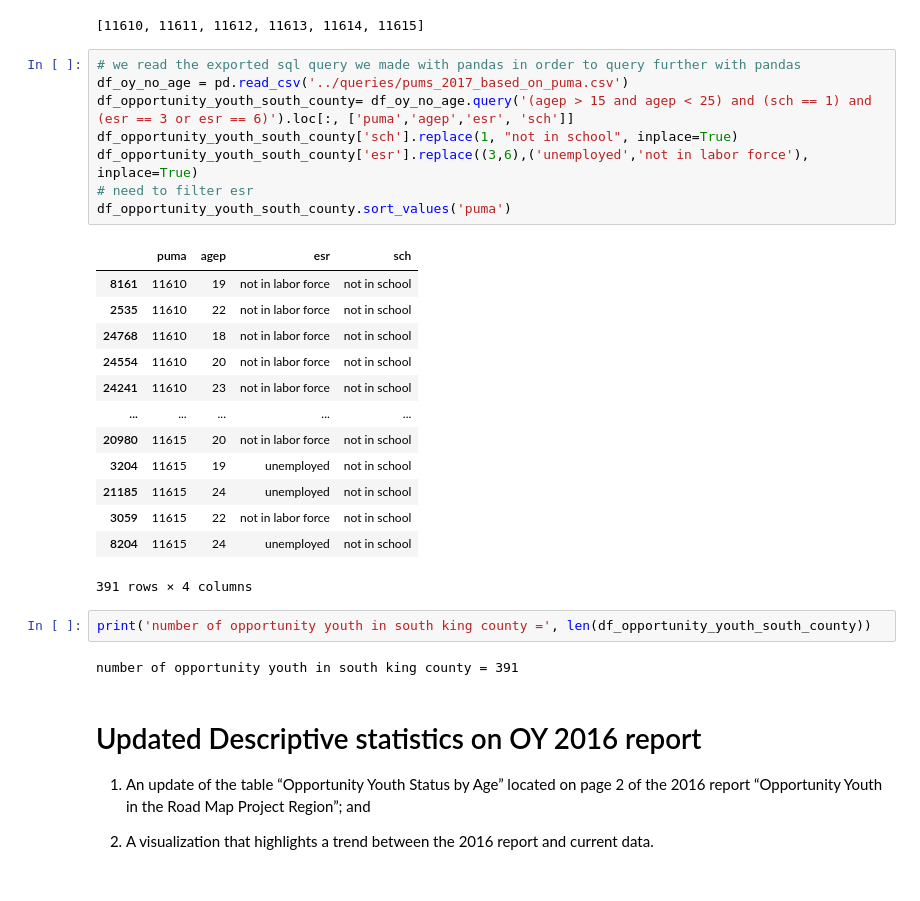
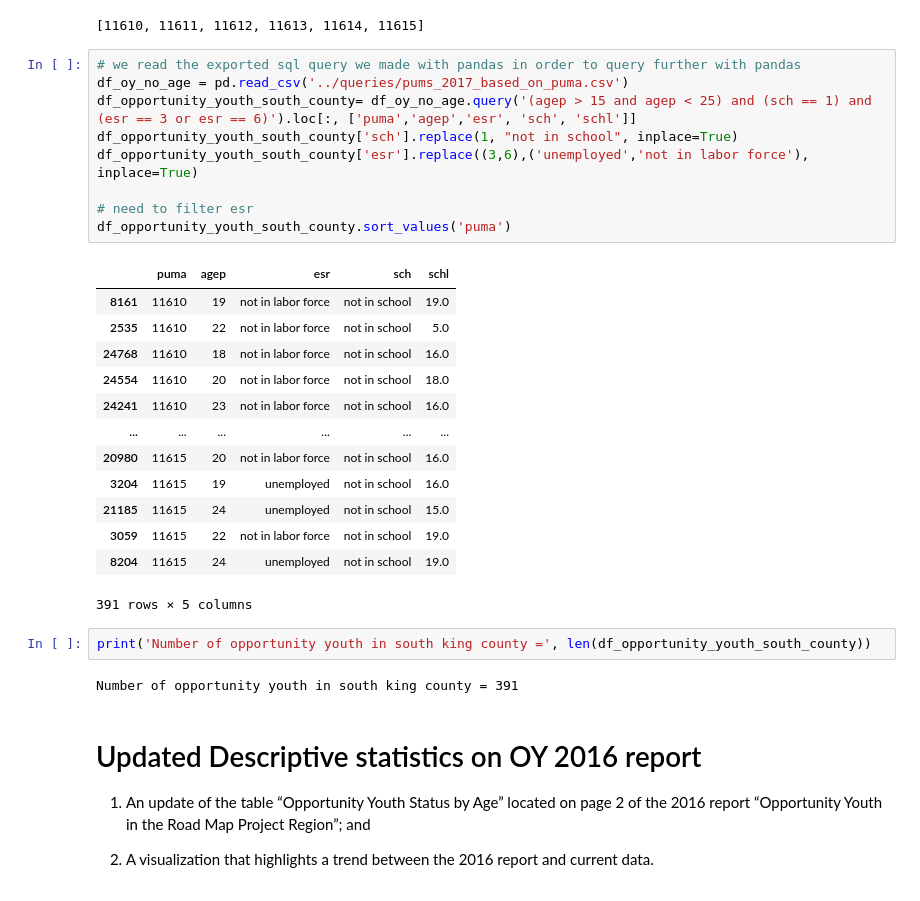
Before and after one commit to cenuno/opportunity_youth, a Jupyter notebook: notebooks/report/index.ipynb, the cells around one changed output. Saved outputs shown, nothing was run; the diff lists cells and outputs as text.

```diff
--- a/notebooks/report/index.ipynb
+++ b/notebooks/report/index.ipynb
@@ -155,29 +120,30 @@ skc_puma_list
 # %%
 # we read the exported sql query we made with pandas in order to query further with pandas
 df_oy_no_age = pd.read_csv('../queries/pums_2017_based_on_puma.csv')
-df_opportunity_youth_south_county= df_oy_no_age.query('(agep > 15 and agep < 25) and (sch == 1) and (esr == 3 or esr == 6)').loc[:, ['puma','agep','esr', 'sch']]
+df_opportunity_youth_south_county= df_oy_no_age.query('(agep > 15 and agep < 25) and (sch == 1) and (esr == 3 or esr == 6)').loc[:, ['puma','agep','esr', 'sch', 'schl']]
 df_opportunity_youth_south_county['sch'].replace(1, "not in school", inplace=True)
 df_opportunity_youth_south_county['esr'].replace((3,6),('unemployed','not in labor force'), inplace=True)
+
 # need to filter esr
 df_opportunity_youth_south_county.sort_values('puma')
 # %% [output]
-|  | puma | agep | esr | sch |
-| 8161 | 11610 | 19 | not in labor force | not in school |
-| 2535 | 11610 | 22 | not in labor force | not in school |
-| 24768 | 11610 | 18 | not in labor force | not in school |
-| 24554 | 11610 | 20 | not in labor force | not in school |
-| 24241 | 11610 | 23 | not in labor force | not in school |
-| ... | ... | ... | ... | ... |
-| 20980 | 11615 | 20 | not in labor force | not in school |
-| 3204 | 11615 | 19 | unemployed | not in school |
-| 21185 | 11615 | 24 | unemployed | not in school |
-| 3059 | 11615 | 22 | not in labor force | not in school |
-| 8204 | 11615 | 24 | unemployed | not in school |
+|  | puma | agep | esr | sch | schl |
+| 8161 | 11610 | 19 | not in labor force | not in school | 19.0 |
+| 2535 | 11610 | 22 | not in labor force | not in school | 5.0 |
+| 24768 | 11610 | 18 | not in labor force | not in school | 16.0 |
+| 24554 | 11610 | 20 | not in labor force | not in school | 18.0 |
+| 24241 | 11610 | 23 | not in labor force | not in school | 16.0 |
+| ... | ... | ... | ... | ... | ... |
+| 20980 | 11615 | 20 | not in labor force | not in school | 16.0 |
+| 3204 | 11615 | 19 | unemployed | not in school | 16.0 |
+| 21185 | 11615 | 24 | unemployed | not in school | 15.0 |
+| 3059 | 11615 | 22 | not in labor force | not in school | 19.0 |
+| 8204 | 11615 | 24 | unemployed | not in school | 19.0 |
-391 rows × 4 columns
+391 rows × 5 columns
 # %%
-print('number of opportunity youth in south king county =', len(df_opportunity_youth_south_county))
+print('Number of opportunity youth in south king county =', len(df_opportunity_youth_south_county))
 # %% [output]
-number of opportunity youth in south king county = 391
+Number of opportunity youth in south king county = 391
 # %% [markdown]
 # Updated Descriptive statistics on OY 2016 report
 
```
Also changed, not shown: parts of 70 cells of this notebook, 2 other files.
